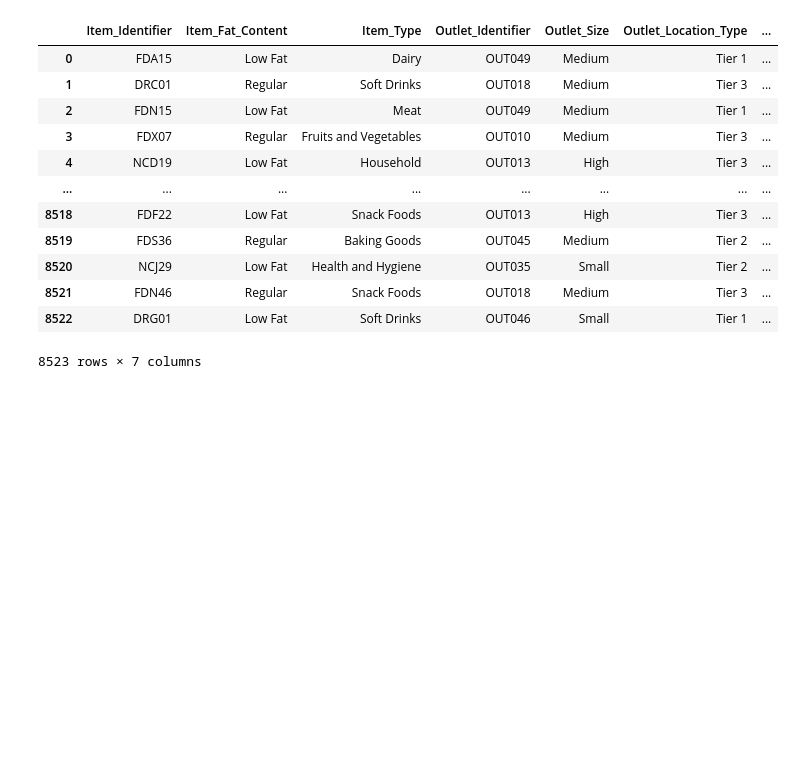
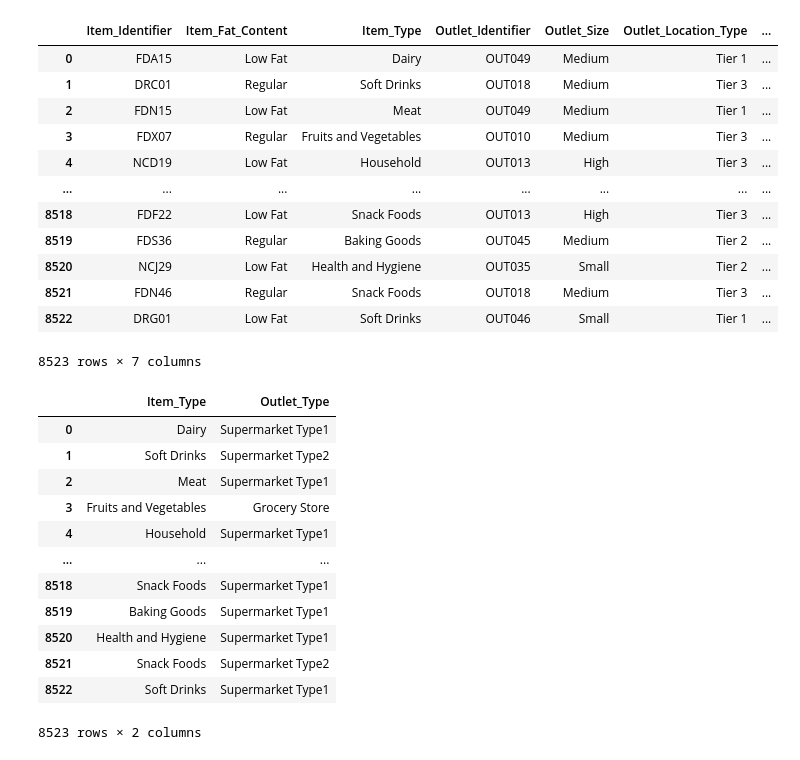
Before and after one commit to PhaniKedar/DS_course_assignments, a Jupyter notebook: assignment_2.ipynb, the cells around one changed output. Drawn from its saved outputs; the diff is of its cells as text; code cells hidden in the pictures; blank space fills up the shorter version.

```diff
--- a/assignment_2.ipynb
+++ b/assignment_2.ipynb
@@ -306,4 +306,4 @@ food_data_cat
 | 8522 | DRG01 | Low Fat | Soft Drinks | OUT046 | Small | Tier 1 | ... |
 8523 rows × 7 columns
 # %%
-food_data_hot_encoded = pd.get_dummies(food_data_cat)
+food_data_cat['Outlet_Size'].replace({'Small':0,'Medium':1,'High':2},inplace=True)
@@ -309,0 +316,16 @@ food_data_hot_encoded = pd.get_dummies(food_data_cat)
+# %%
+food_data_cat.loc[:,["Item_Type","Outlet_Type"]]
+# %% [output]
+|  | Item_Type | Outlet_Type |
+| 0 | Dairy | Supermarket Type1 |
+| 1 | Soft Drinks | Supermarket Type2 |
+| 2 | Meat | Supermarket Type1 |
+| 3 | Fruits and Vegetables | Grocery Store |
+| 4 | Household | Supermarket Type1 |
+| ... | ... | ... |
+| 8518 | Snack Foods | Supermarket Type1 |
+| 8519 | Baking Goods | Supermarket Type1 |
+| 8520 | Health and Hygiene | Supermarket Type1 |
+| 8521 | Snack Foods | Supermarket Type2 |
+| 8522 | Soft Drinks | Supermarket Type1 |
+8523 rows × 2 columns
```
Also changed, not shown: parts of 9 cells of this notebook.
